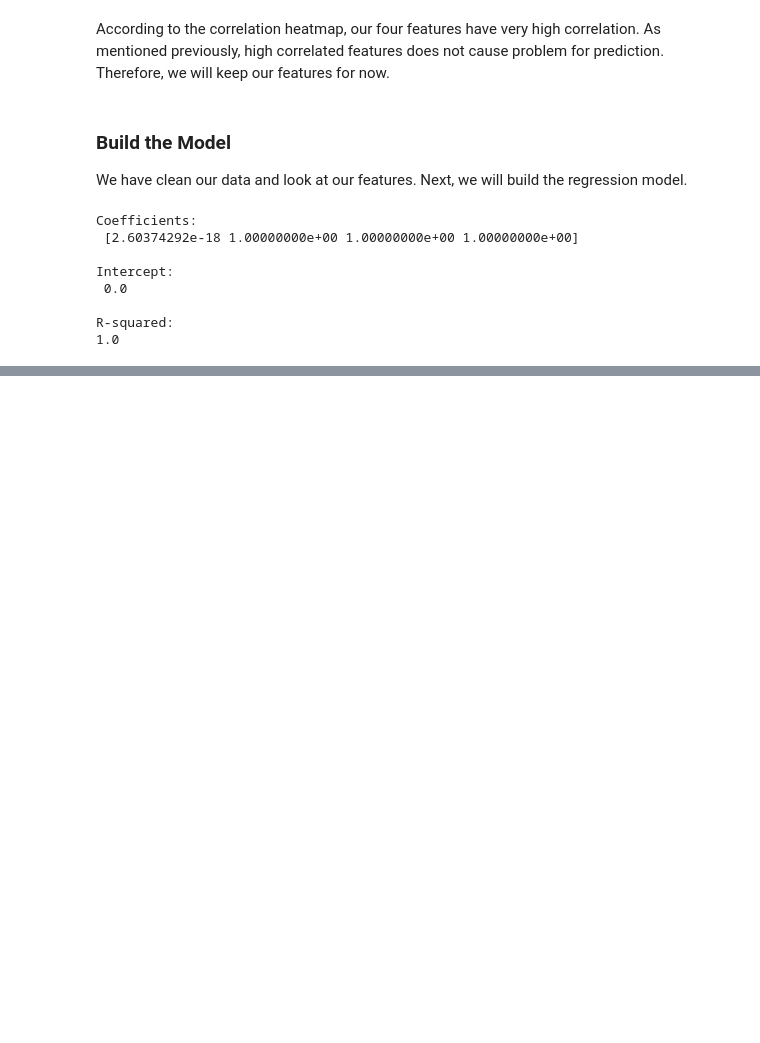
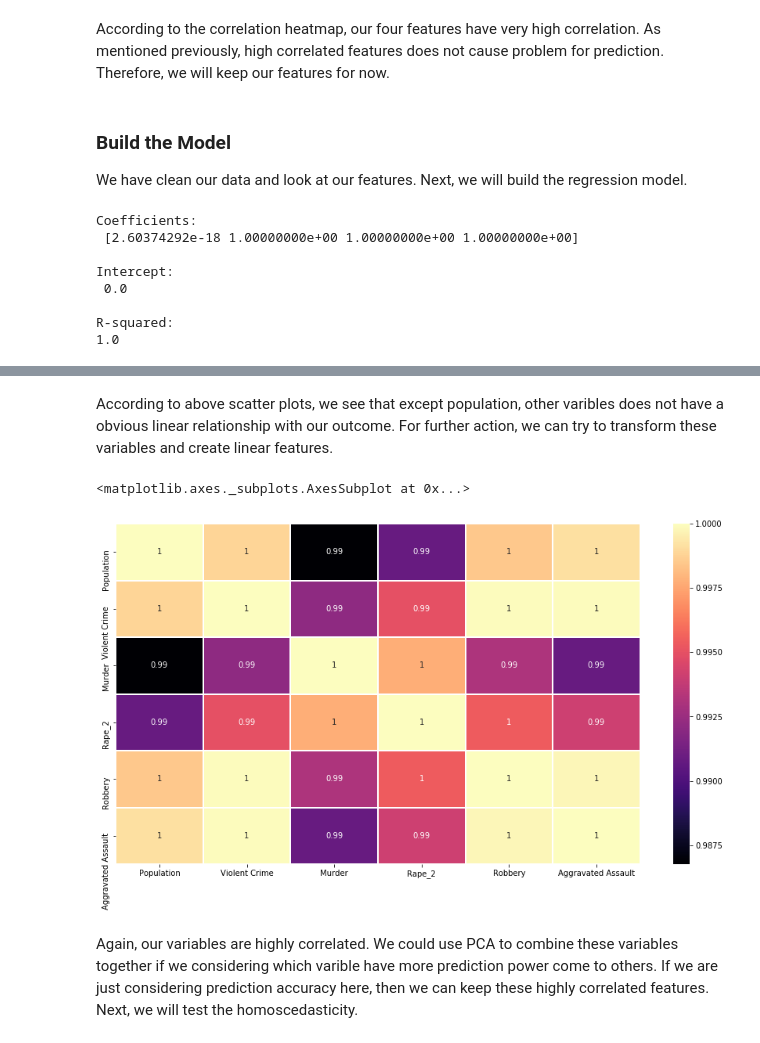
Before and after one commit to jatlukze/Thinkful-Practices, a Jupyter notebook: FBI Crime Regression Model.ipynb, the cells around one changed output, grey strips where cells are left out. Drawn from its saved outputs; the diff is of its cells as text; code cells hidden in the pictures; blank space fills up the shorter version.

```diff
--- a/FBI Crime Regression Model.ipynb
+++ b/FBI Crime Regression Model.ipynb
@@ -250,0 +326,12 @@ R-squared:
+# %% [markdown]
+According to above scatter plots, we see that except population, other varibles does not have a obvious linear relationship with our outcome. For further action, we can try to transform these variables and create linear features.
+# %%
+df_features_2 = df[['Population','Violent Crime','Murder','Rape_2','Robbery','Aggravated Assault']]
+
+plt.figure(figsize=(15,8))
+sns.heatmap(df_features_2.corr(),cmap='magma', linecolor='white', linewidths=1, annot=True)
+# %% [output]
+<matplotlib.axes._subplots.AxesSubplot at 0x...>
+[figure, added]
+# %% [markdown]
+Again, our variables are highly correlated. We could use PCA to combine these variables together if we considering which varible have more prediction power come to others. If we are just considering prediction accuracy here, then we can keep these highly correlated features. Next, we will test the homoscedasticity.
```
Also changed, not shown: parts of 11 cells of this notebook.
